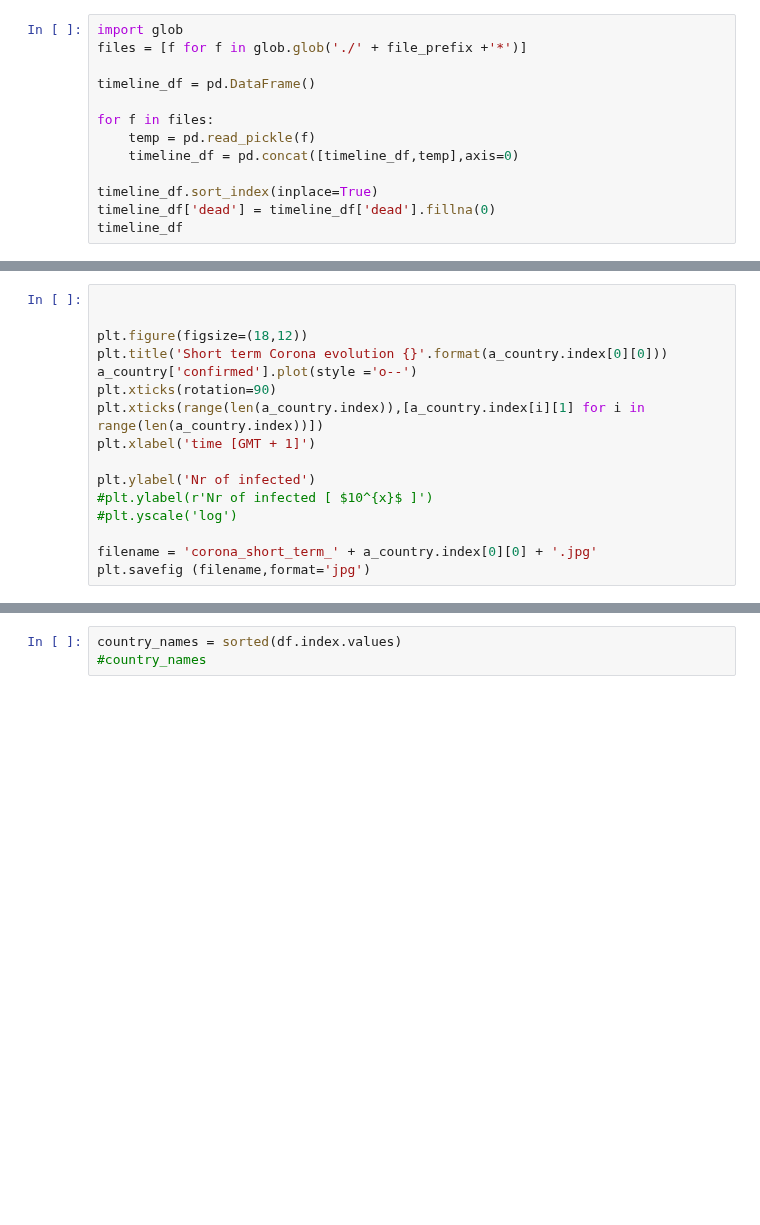
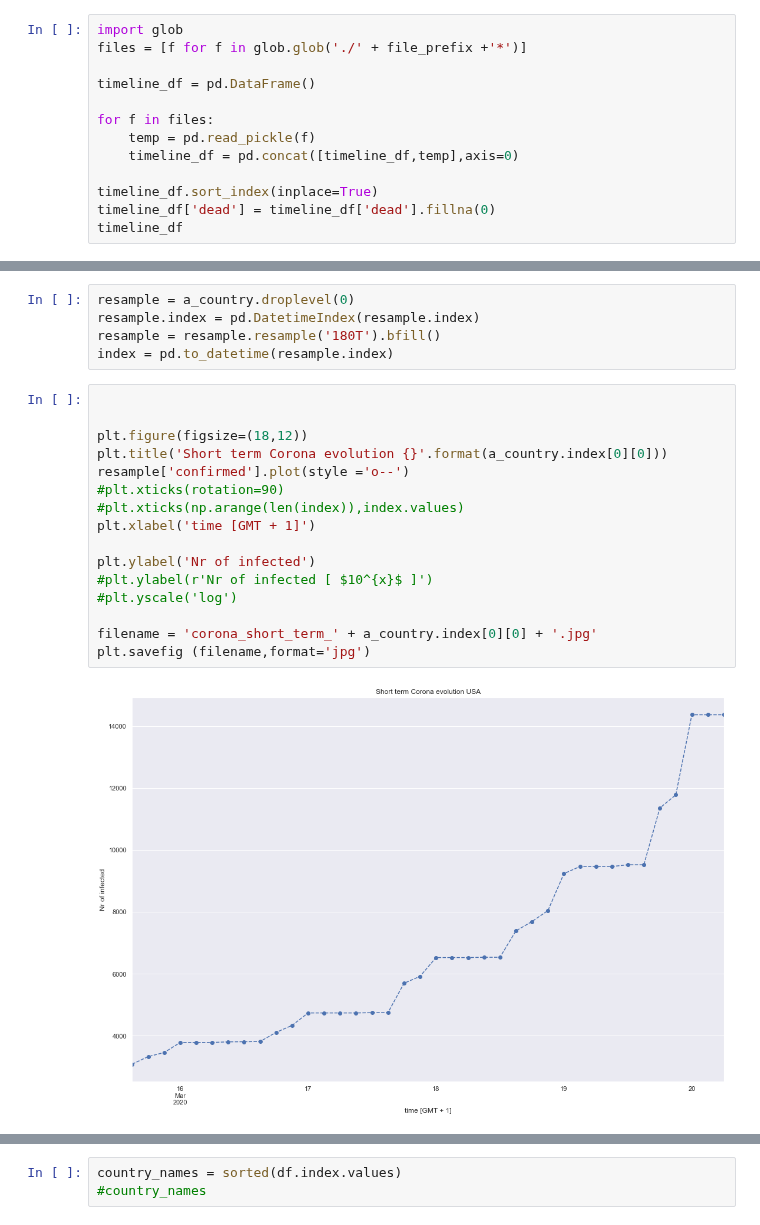
Before and after one commit to tolex3/note, a Jupyter notebook: scrape_worldometers_data.ipynb, the cells around one changed output, grey strips where cells are left out. Saved outputs shown, nothing was run; the diff lists cells and outputs as text; blank space fills up the shorter version.

```diff
--- a/scrape_worldometers_data.ipynb
+++ b/scrape_worldometers_data.ipynb
@@ -114,19 +187,26 @@ a_country
+# %%
+resample = a_country.droplevel(0)
+resample.index = pd.DatetimeIndex(resample.index)
+resample = resample.resample('180T').bfill()
+index = pd.to_datetime(resample.index)
 # %%
 
 
 plt.figure(figsize=(18,12))
 plt.title('Short term Corona evolution {}'.format(a_country.index[0][0]))
-a_country['confirmed'].plot(style ='o--')
-plt.xticks(rotation=90)
-plt.xticks(range(len(a_country.index)),[a_country.index[i][1] for i in range(len(a_country.index))])
+resample['confirmed'].plot(style ='o--')
+#plt.xticks(rotation=90)
+#plt.xticks(np.arange(len(index)),index.values)
 plt.xlabel('time [GMT + 1]')
 
 plt.ylabel('Nr of infected')
 #plt.ylabel(r'Nr of infected [ $10^{x}$ ]')
 #plt.yscale('log')
 
 filename = 'corona_short_term_' + a_country.index[0][0] + '.jpg'
 plt.savefig (filename,format='jpg')
+# %% [output]
+[figure, added]
 # %%
 top_dead_pct = df.loc[df['confirmed'] > 500].sort_values('dead_pct',ascending=False)
 top_dead_pct
```
Also changed, not shown: parts of 20 cells of this notebook, 3 other files.
